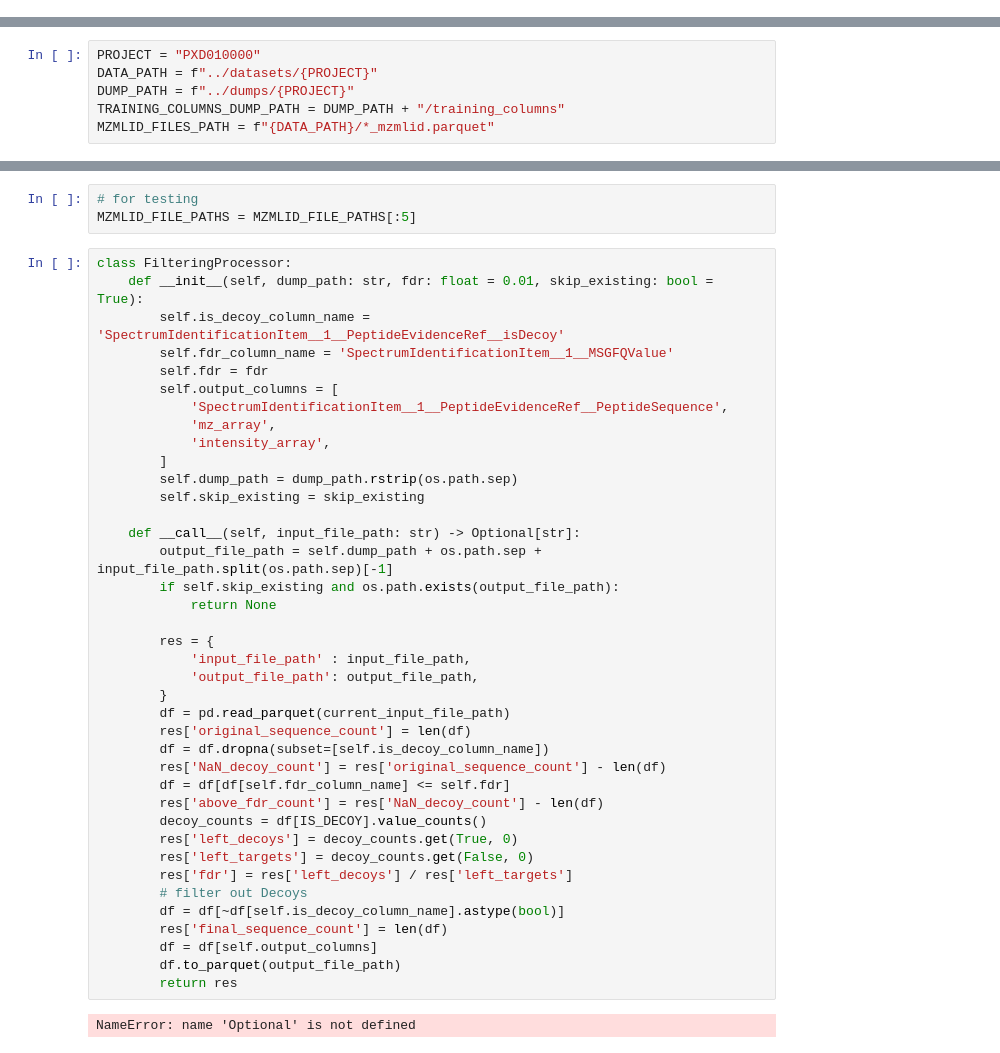
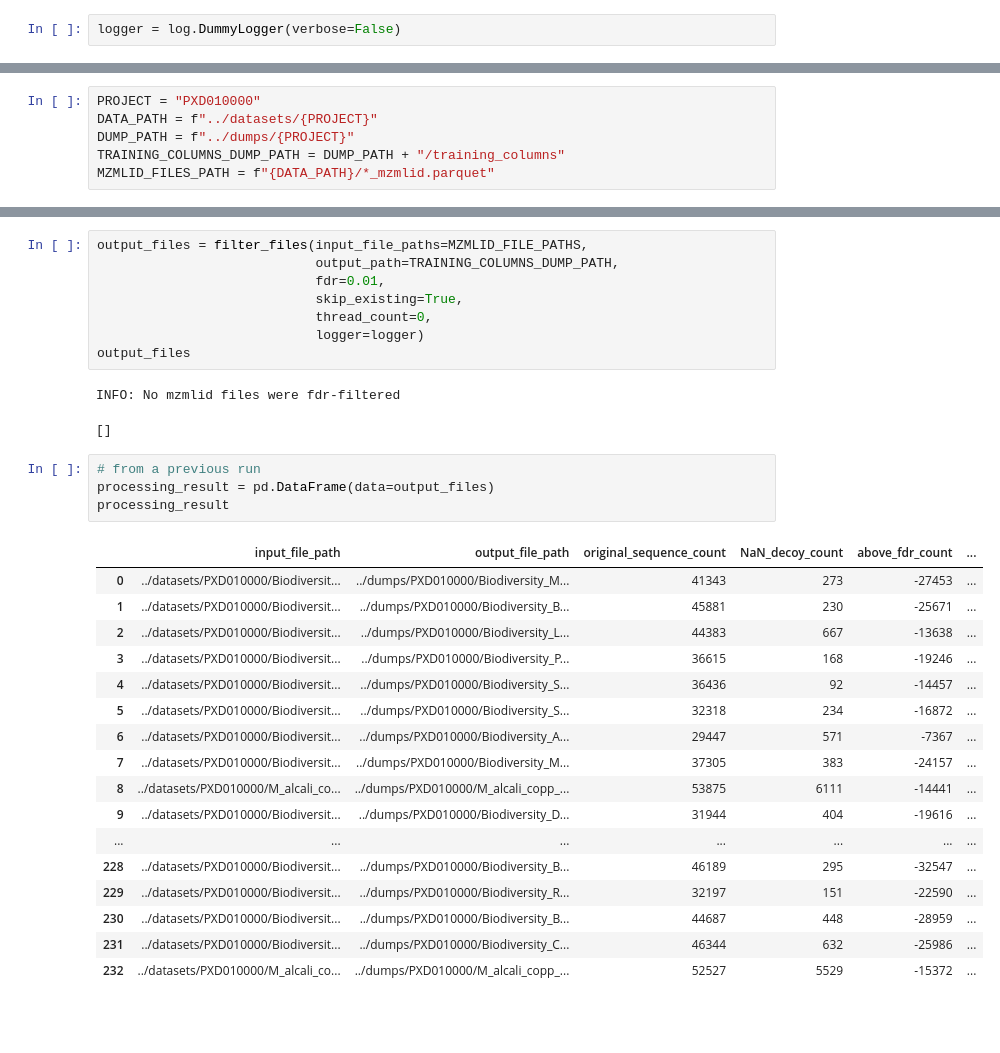
Before and after one commit to Miroka96/mmdenovo, a Jupyter notebook: notebooks/210330 Data Filtering Pipeline.ipynb, the cells around one changed output, grey strips where cells are left out. Drawn from its saved outputs; the diff is of its cells as text; blank space fills up the shorter version.

Commit message:
add FDR-filtering for MZ files

```diff
--- a/notebooks/210330 Data Filtering Pipeline.ipynb
+++ b/notebooks/210330 Data Filtering Pipeline.ipynb
@@ -12,3 +12,5 @@ Matplotlib created a temporary config/cache directory at /tmp/matplotlib-z_vhfzw
 # %%
 pd.set_option('display.max_columns', None)
 pd.set_option('display.max_rows', 1000)
+# %%
+logger = log.DummyLogger(verbose=False)
@@ -54,44 +38,33 @@ len(MZMLID_FILE_PATHS)
-# %%
-# for testing
-MZMLID_FILE_PATHS = MZMLID_FILE_PATHS[:5]
-# %%
-class FilteringProcessor:
-    def __init__(self, dump_path: str, fdr: float = 0.01, skip_existing: bool = True):
-        self.is_decoy_column_name = 'SpectrumIdentificationItem__1__PeptideEvidenceRef__isDecoy'
-        self.fdr_column_name = 'SpectrumIdentificationItem__1__MSGFQValue'
-        self.fdr = fdr
-        self.output_columns = [
-            'SpectrumIdentificationItem__1__PeptideEvidenceRef__PeptideSequence',
-            'mz_array',
-            'intensity_array',
-        ]
-        self.dump_path = dump_path.rstrip(os.path.sep)
-        self.skip_existing = skip_existing
-
-    def __call__(self, input_file_path: str) -> Optional[str]:
-        output_file_path = self.dump_path + os.path.sep + input_file_path.split(os.path.sep)[-1]
-        if self.skip_existing and os.path.exists(output_file_path):
-            return None
-
-        res = {
-            'input_file_path' : input_file_path,
-            'output_file_path': output_file_path,
-        }
-        df = pd.read_parquet(current_input_file_path)
-        res['original_sequence_count'] = len(df)
-        df = df.dropna(subset=[self.is_decoy_column_name])
-        res['NaN_decoy_count'] = res['original_sequence_count'] - len(df)
-        df = df[df[self.fdr_column_name] <= self.fdr]
-        res['above_fdr_count'] = res['NaN_decoy_count'] - len(df)
-        decoy_counts = df[IS_DECOY].value_counts()
-        res['left_decoys'] = decoy_counts.get(True, 0)
-        res['left_targets'] = decoy_counts.get(False, 0)
-        res['fdr'] = res['left_decoys'] / res['left_targets']
-        # filter out Decoys
-        df = df[~df[self.is_decoy_column_name].astype(bool)]
-        res['final_sequence_count'] = len(df)
-        df = df[self.output_columns]
-        df.to_parquet(output_file_path)
-        return res
-# %% [output]
-NameError: name 'Optional' is not defined
+# %%
+output_files = filter_files(input_file_paths=MZMLID_FILE_PATHS,
+                            output_path=TRAINING_COLUMNS_DUMP_PATH,
+                            fdr=0.01,
+                            skip_existing=True,
+                            thread_count=0,
+                            logger=logger)
+output_files
+# %% [output]
+INFO: No mzmlid files were fdr-filtered
+[]
+# %%
+# from a previous run
+processing_result = pd.DataFrame(data=output_files)
+processing_result
+# %% [output]
+|  | input_file_path | output_file_path | original_sequence_count | NaN_decoy_count | above_fdr_count | ... |
+| 0 | ../datasets/PXD010000/Biodiversit... | ../dumps/PXD010000/Biodiversity_M... | 41343 | 273 | -27453 | ... |
+| 1 | ../datasets/PXD010000/Biodiversit... | ../dumps/PXD010000/Biodiversity_B... | 45881 | 230 | -25671 | ... |
+| 2 | ../datasets/PXD010000/Biodiversit... | ../dumps/PXD010000/Biodiversity_L... | 44383 | 667 | -13638 | ... |
+| 3 | ../datasets/PXD010000/Biodiversit... | ../dumps/PXD010000/Biodiversity_P... | 36615 | 168 | -19246 | ... |
+| 4 | ../datasets/PXD010000/Biodiversit... | ../dumps/PXD010000/Biodiversity_S... | 36436 | 92 | -14457 | ... |
+| 5 | ../datasets/PXD010000/Biodiversit... | ../dumps/PXD010000/Biodiversity_S... | 32318 | 234 | -16872 | ... |
+| 6 | ../datasets/PXD010000/Biodiversit... | ../dumps/PXD010000/Biodiversity_A... | 29447 | 571 | -7367 | ... |
+| 7 | ../datasets/PXD010000/Biodiversit... | ../dumps/PXD010000/Biodiversity_M... | 37305 | 383 | -24157 | ... |
+| 8 | ../datasets/PXD010000/M_alcali_co... | ../dumps/PXD010000/M_alcali_copp_... | 53875 | 6111 | -14441 | ... |
+| 9 | ../datasets/PXD010000/Biodiversit... | ../dumps/PXD010000/Biodiversity_D... | 31944 | 404 | -19616 | ... |
+| ... | ... | ... | ... | ... | ... | ... |
+| 228 | ../datasets/PXD010000/Biodiversit... | ../dumps/PXD010000/Biodiversity_B... | 46189 | 295 | -32547 | ... |
+| 229 | ../datasets/PXD010000/Biodiversit... | ../dumps/PXD010000/Biodiversity_R... | 32197 | 151 | -22590 | ... |
+| 230 | ../datasets/PXD010000/Biodiversit... | ../dumps/PXD010000/Biodiversity_B... | 44687 | 448 | -28959 | ... |
+| 231 | ../datasets/PXD010000/Biodiversit... | ../dumps/PXD010000/Biodiversity_C... | 46344 | 632 | -25986 | ... |
+| 232 | ../datasets/PXD010000/M_alcali_co... | ../dumps/PXD010000/M_alcali_copp_... | 52527 | 5529 | -15372 | ... |
```
Also changed, not shown: parts of 6 cells of this notebook.
